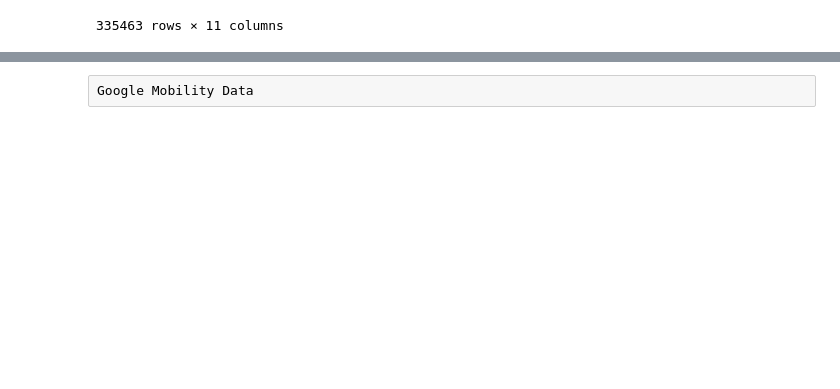
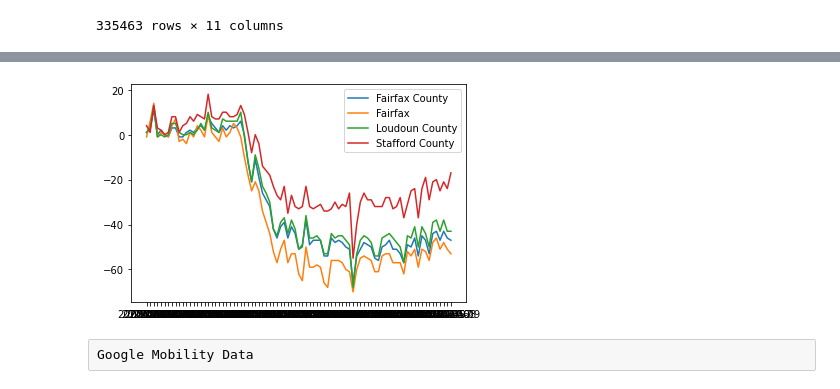
Before and after one commit to myrrhkhan/Jupyter-Notebook-COVID-19-data, a Jupyter notebook: NOTEBOOK-Google-Mobility-Data.ipynb, the cells around one changed output, grey strips where cells are left out. Drawn from its saved outputs; the diff is of its cells as text; code cells hidden in the pictures; blank space fills up the shorter version.

```diff
--- a/NOTEBOOK-Google-Mobility-Data.ipynb
+++ b/NOTEBOOK-Google-Mobility-Data.ipynb
@@ -60,2 +60,15 @@ plt.show
+# %%
+countries = ['United States']
+states = ['Virginia']
+counties = ['Fairfax County', 'Fairfax', 'Loudoun County', 'Stafford County']
+
+for county in counties:
+    s = df[df['sub_region_2'] == county]
+    plt.plot(s['date'], s['retail_and_recreation_percent_change_from_baseline'], label = county)
+
+plt.legend()
+plt.show()
+# %% [output]
+[figure, added]
 # %% [raw]
 Google Mobility Data
```
Also changed, not shown: parts of 2 cells of this notebook, 1 other file.
